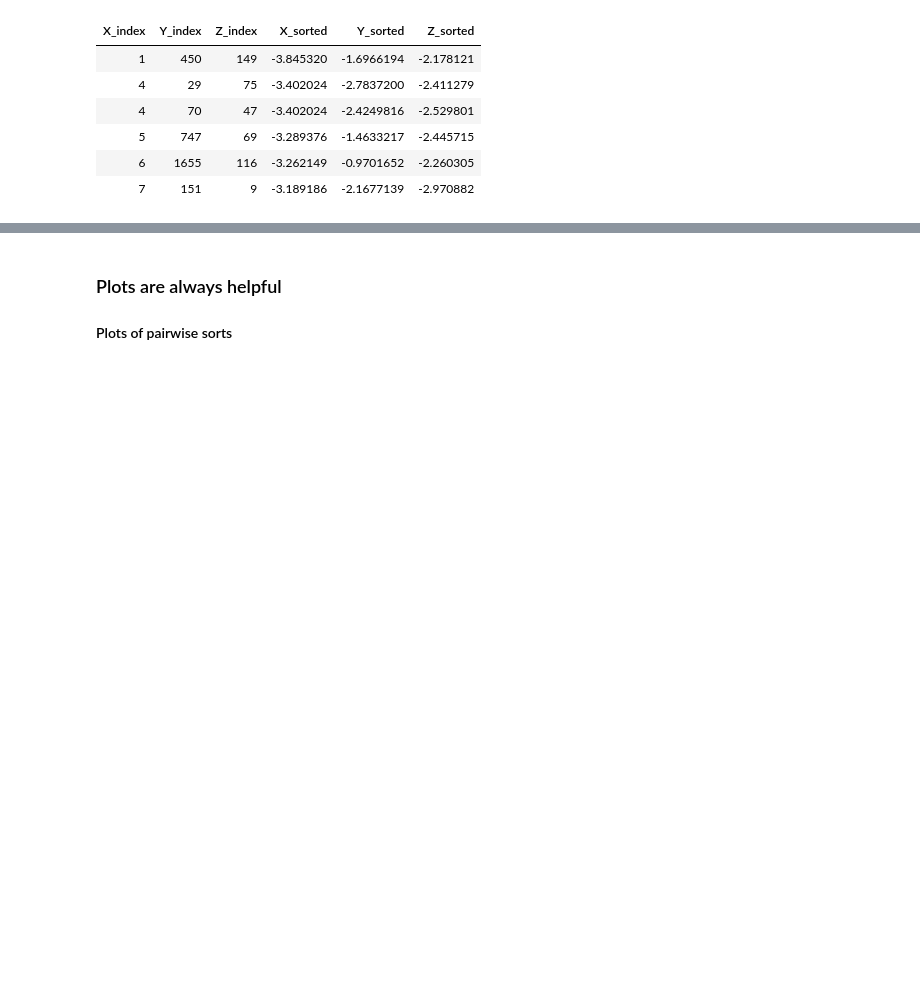
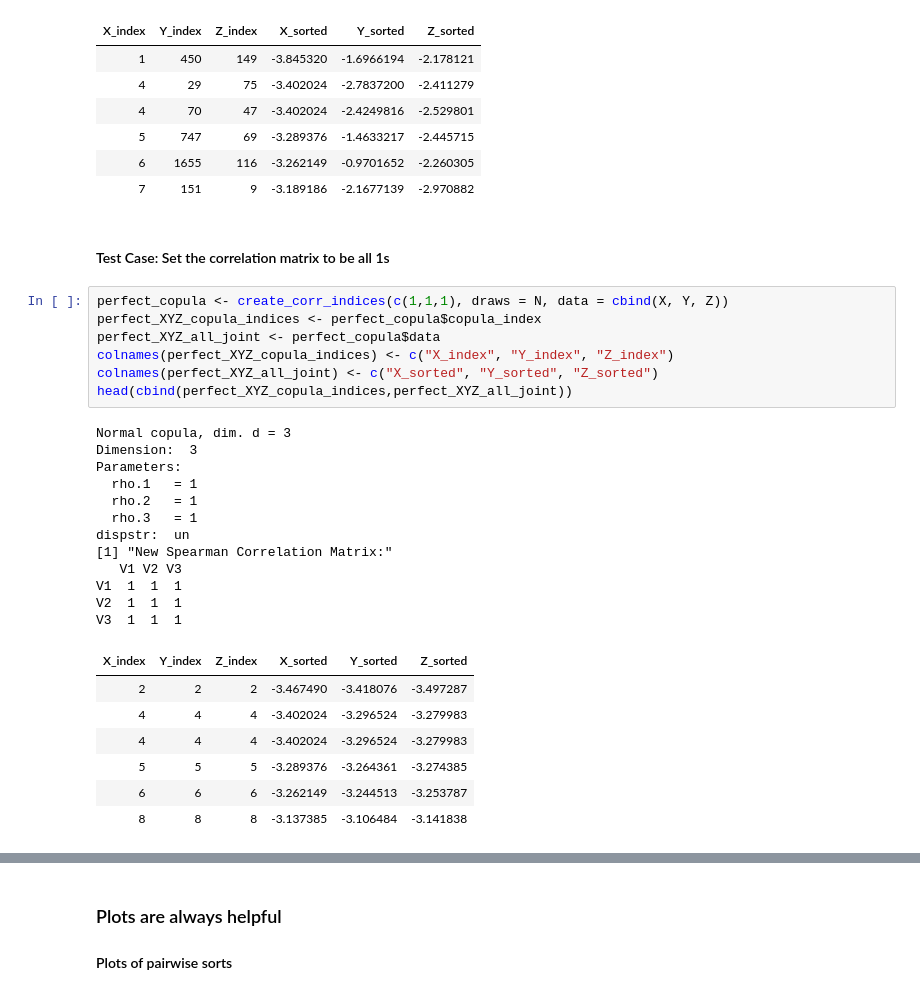
Before and after one commit to sadatnfs/copula, a Jupyter notebook: copula_sorting/testing_copula_for_higher_dims.ipynb, the cells around one changed output, grey strips where cells are left out. Drawn from its saved outputs; the diff is of its cells as text; blank space fills up the shorter version.

```diff
--- a/copula_sorting/testing_copula_for_higher_dims.ipynb
+++ b/copula_sorting/testing_copula_for_higher_dims.ipynb
@@ -171,3 +158,32 @@ V3 0.6792089 0.6822313 1.0000000
 | 5 | 747 | 69 | -3.289376 | -1.4633217 | -2.445715 |
 | 6 | 1655 | 116 | -3.262149 | -0.9701652 | -2.260305 |
 | 7 | 151 | 9 | -3.189186 | -2.1677139 | -2.970882 |
+# %% [markdown]
+#### Test Case: Set the correlation matrix to be all 1s
+# %%
+perfect_copula <- create_corr_indices(c(1,1,1), draws = N, data = cbind(X, Y, Z))
+perfect_XYZ_copula_indices <- perfect_copula$copula_index
+perfect_XYZ_all_joint <- perfect_copula$data
+colnames(perfect_XYZ_copula_indices) <- c("X_index", "Y_index", "Z_index")
+colnames(perfect_XYZ_all_joint) <- c("X_sorted", "Y_sorted", "Z_sorted")
+head(cbind(perfect_XYZ_copula_indices,perfect_XYZ_all_joint))
+# %% [output]
+Normal copula, dim. d = 3
+Dimension:  3
+Parameters:
+  rho.1   = 1
+  rho.2   = 1
+  rho.3   = 1
+dispstr:  un
+[1] "New Spearman Correlation Matrix:"
+   V1 V2 V3
+V1  1  1  1
+V2  1  1  1
+V3  1  1  1
+| X_index | Y_index | Z_index | X_sorted | Y_sorted | Z_sorted |
+| 2 | 2 | 2 | -3.467490 | -3.418076 | -3.497287 |
+| 4 | 4 | 4 | -3.402024 | -3.296524 | -3.279983 |
+| 4 | 4 | 4 | -3.402024 | -3.296524 | -3.279983 |
+| 5 | 5 | 5 | -3.289376 | -3.264361 | -3.274385 |
+| 6 | 6 | 6 | -3.262149 | -3.244513 | -3.253787 |
+| 8 | 8 | 8 | -3.137385 | -3.106484 | -3.141838 |
```
Also changed, not shown: parts of 18 cells of this notebook.
